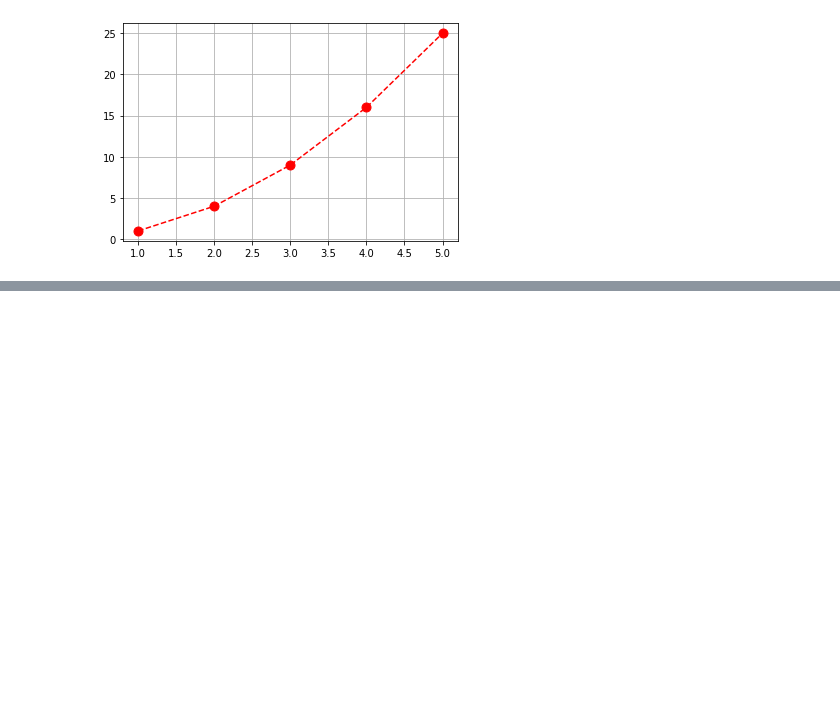
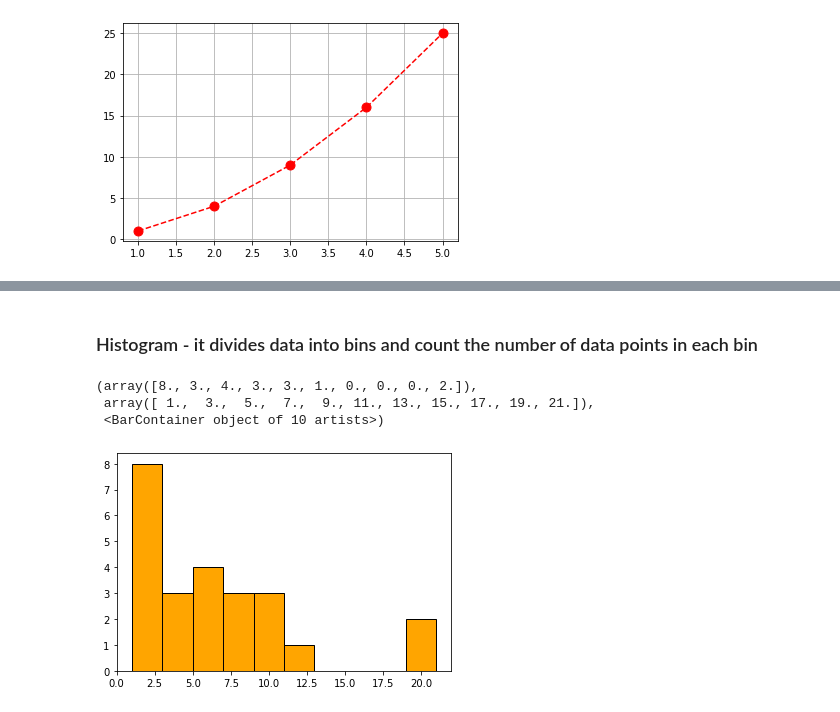
Before and after one commit to Anand-Raj-CSE/Data-Science-Learning, a Jupyter notebook: Data Analysis With Python/matplotlib.ipynb, the cells around one changed output, grey strips where cells are left out. Drawn from its saved outputs; the diff is of its cells as text; code cells hidden in the pictures; blank space fills up the shorter version.

```diff
--- a/Data Analysis With Python/matplotlib.ipynb
+++ b/Data Analysis With Python/matplotlib.ipynb
@@ -51,0 +67,10 @@ Text(0.5, 1.0, 'Simplefigure')
+# %% [markdown]
+### Histogram -  it divides data into bins and count the number of data points in each bin
+# %%
+data = [1,1,1,2,2,3,3,5,6,6,9,8,7,8,3,21,5,11,2,2,21,9,1,10]
+plt.hist(data,color='orange',edgecolor='black')
+# %% [output]
+(array([8., 3., 4., 3., 3., 1., 0., 0., 0., 2.]),
+ array([ 1.,  3.,  5.,  7.,  9., 11., 13., 15., 17., 19., 21.]),
+ <BarContainer object of 10 artists>)
+[figure, added]
```
Also changed, not shown: parts of 13 cells of this notebook, 1 other file.
